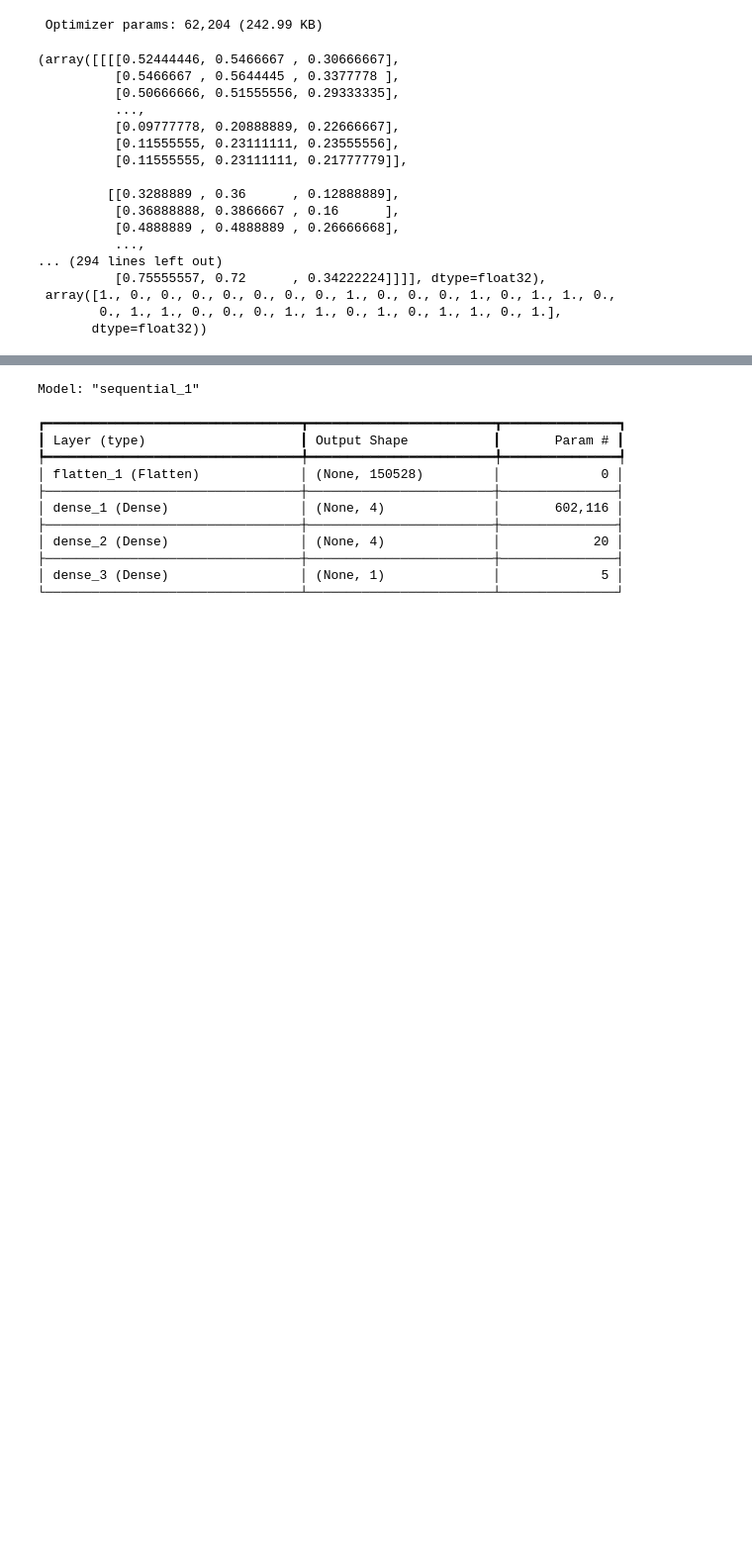
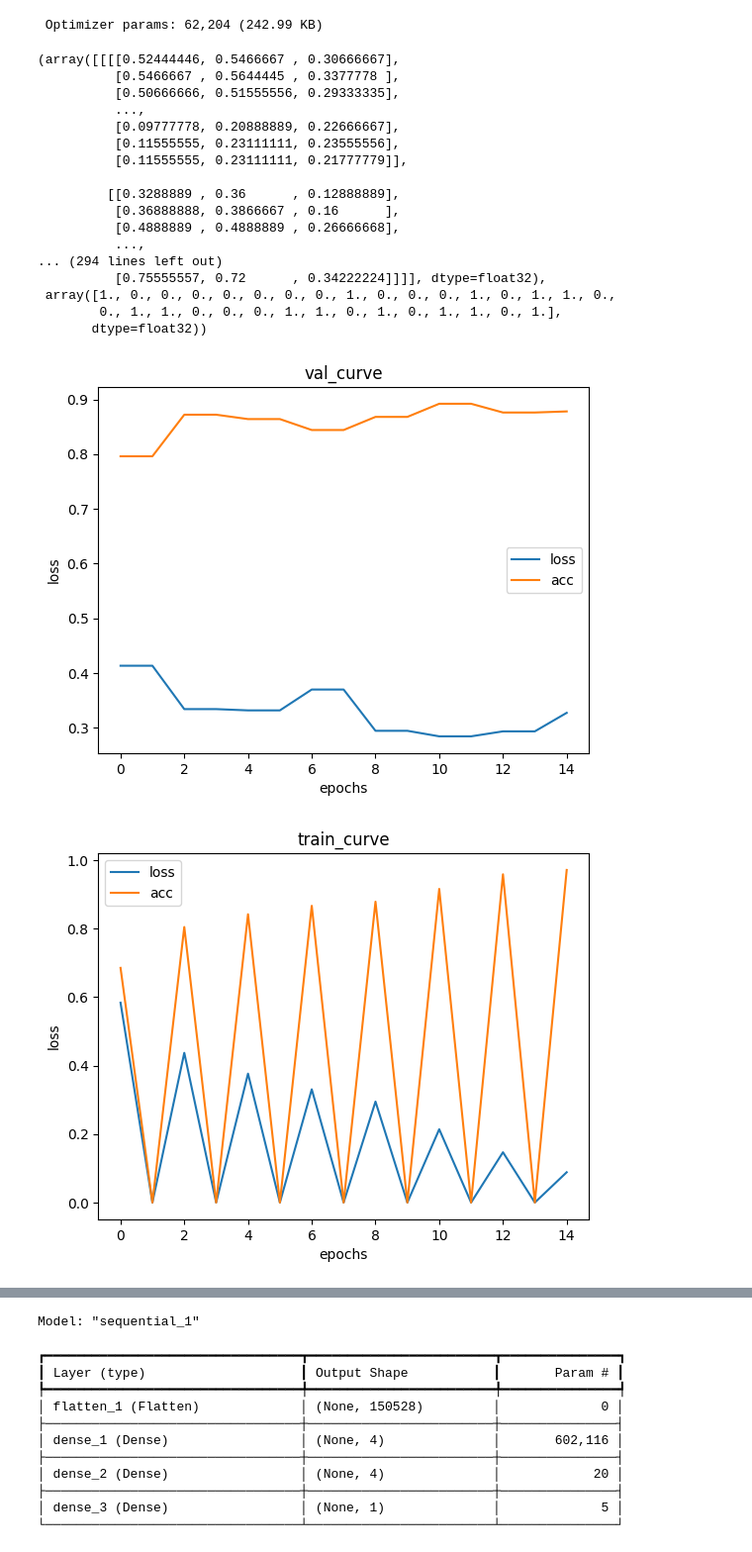
Before and after one commit to Phavour-EBEN/Personal-Deep-Learning-Lessons, a Jupyter notebook: 003_NN_CNN_Comp_Vision_Tensorflow/Steak_Pizza_with_CNN.ipynb, the cells around one changed output, grey strips where cells are left out. Shown at 99% size. Saved outputs shown, nothing was run; the diff lists cells and outputs as text; code cells hidden in the pictures; blank space fills up the shorter version.

```diff
--- a/003_NN_CNN_Comp_Vision_Tensorflow/Steak_Pizza_with_CNN.ipynb
+++ b/003_NN_CNN_Comp_Vision_Tensorflow/Steak_Pizza_with_CNN.ipynb
@@ -218,6 +223,39 @@ train_data[0]
  array([1., 0., 0., 0., 0., 0., 0., 0., 1., 0., 0., 0., 1., 0., 1., 1., 0.,
         0., 1., 1., 0., 0., 0., 1., 1., 0., 1., 0., 1., 1., 0., 1.],
        dtype=float32))
+# %%
+def loss_functions(histroy):
+    train_loss = histroy.history['loss']
+    val_loss = histroy.history['val_loss']
+
+    train_acc = histroy.history['accuracy']
+    val_acc = histroy.history['val_accuracy']
+
+    epochs = range(len(histroy.history['loss']))
+
+
+    # plt.subplot(1,2, 1)
+    plt.plot(epochs, val_loss, label="loss")
+    plt.plot(epochs, val_acc, label="acc")
+    plt.xlabel("epochs")
+    plt.ylabel("loss")
+    plt.title("val_curve")
+    plt.legend()
+
+    plt.figure()
+    # plt.subplot(1,2,2)
+    plt.plot(epochs, train_loss, label="loss")
+    plt.plot(epochs, train_acc, label="acc")
+    plt.xlabel("epochs")
+    plt.ylabel("loss")
+    plt.title("train_curve")
+    plt.legend()
+    plt.show()
+# %%
+loss_functions(histroy)
+# %% [output]
+[figure, added]
+[figure, added]
 # %%
 model_2 = tf.keras.Sequential()
 model_2.add(tf.keras.layers.Flatten(input_shape=(224,224,3)))
```
Also changed, not shown: parts of 10 cells of this notebook.
